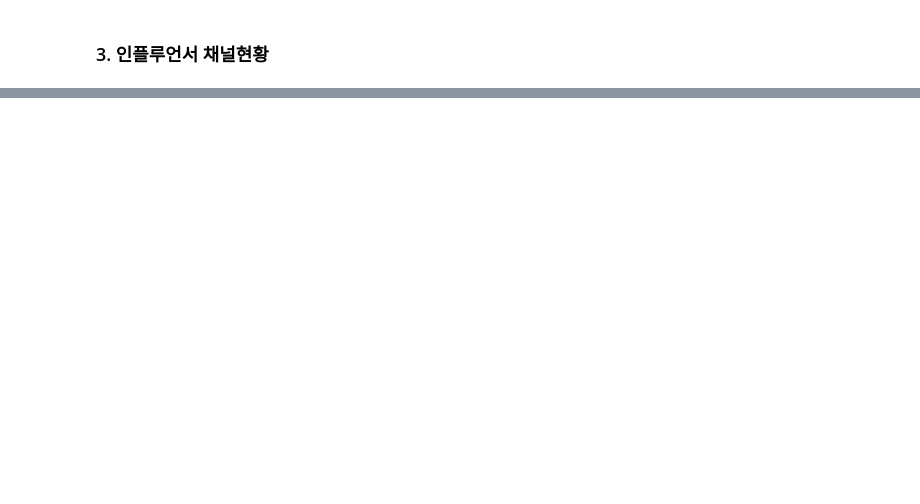
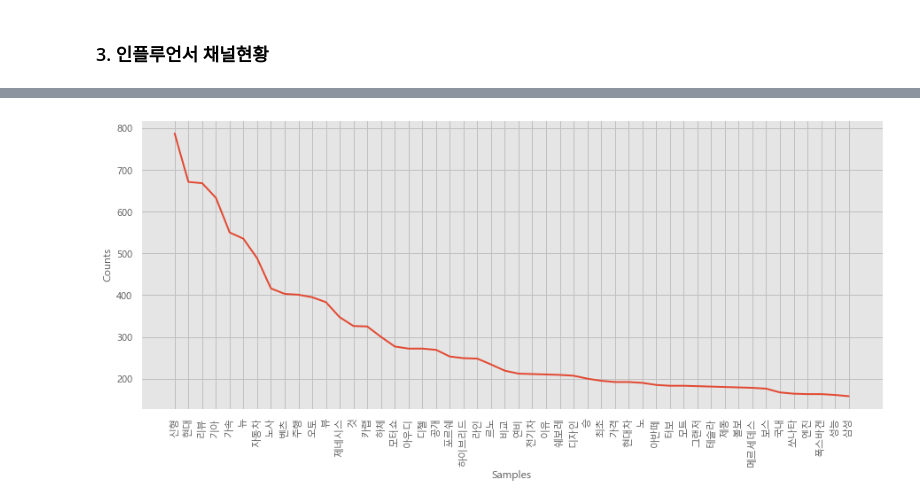
Before and after one commit to JeonghyunKo/crawling-repo-1, a Jupyter notebook: 10_Dashboard.ipynb, the cells around one changed output, grey strips where cells are left out. Cells and saved outputs as stored; diff of their text form; code cells hidden in the pictures; blank space fills up the shorter version.

```diff
--- a/10_Dashboard.ipynb
+++ b/10_Dashboard.ipynb
@@ -559,0 +606,6 @@ for i in range(0,len(Video_list)):
+# %%
+Video = rlt9[["Video_title", 'Channel_genre', 'Pub_date', 'dff_views']].groupby(by=["Video_title","Channel_genre","Pub_date"], as_index=False).sum()
+# %%
+Video = Video.sort_values(by='dff_views', ascending=False)
+# %%
+text = Video['Video_title']
@@ -559,0 +615,23 @@ for i in range(0,len(Video_list)):
+# %%
+t = Okt()
+# %%
+present_text = ''
+for each_line in text:
+    present_text = present_text + each_line + '\n'
+ko = nltk.Text(tokens_ko, name='자동차리뷰분석')
+
+tokens_ko = t.nouns(present_text)
+tokens_ko
+
+stop_words = ['승기', '이', '부', '편', '급', '더', '를', '거', '말', '의', '뭐', '알', '차', '닉']
+tokens_ko = [each_word for each_word in tokens_ko if each_word not in stop_words]
+
+ko = nltk.Text(tokens_ko, name='자동차리뷰분석')
+ko.vocab().most_common()
+
+
+plt.figure(figsize=(15,6))
+ko.plot(50)
+plt.show();
+# %% [output]
+[figure, added]
```
Also changed, not shown: parts of 11 cells of this notebook.
